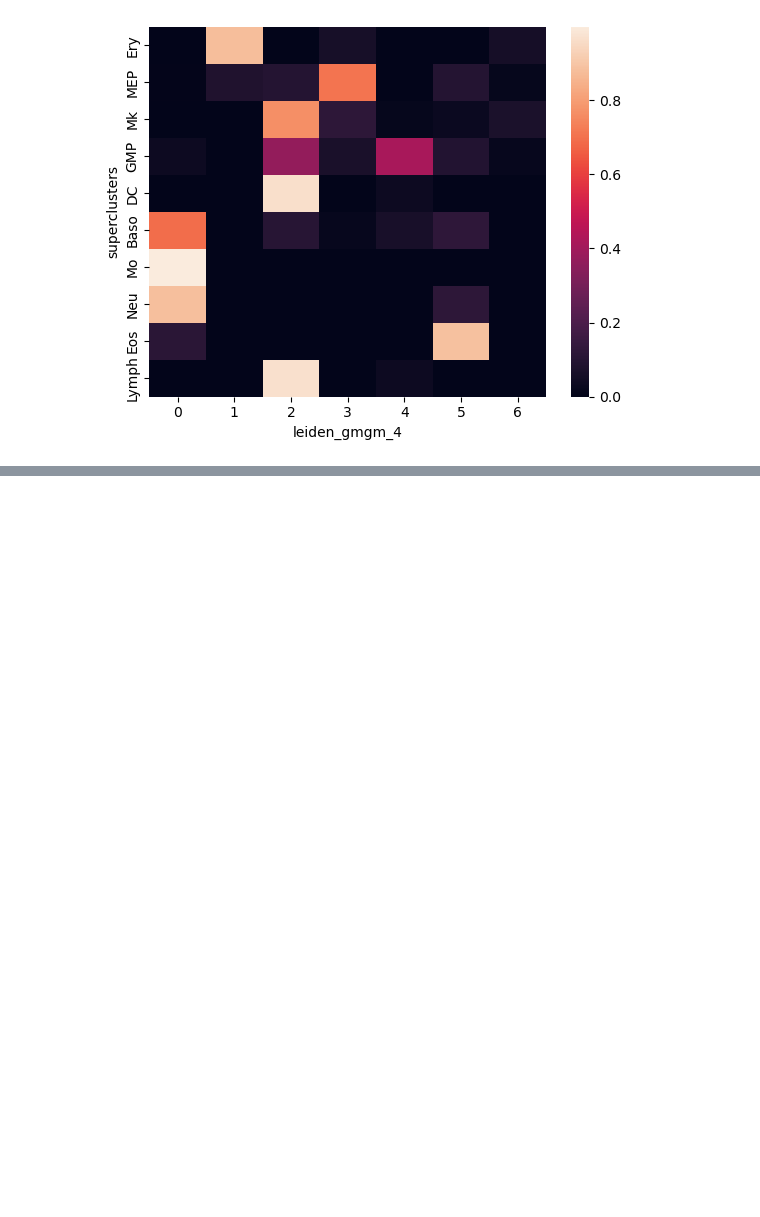
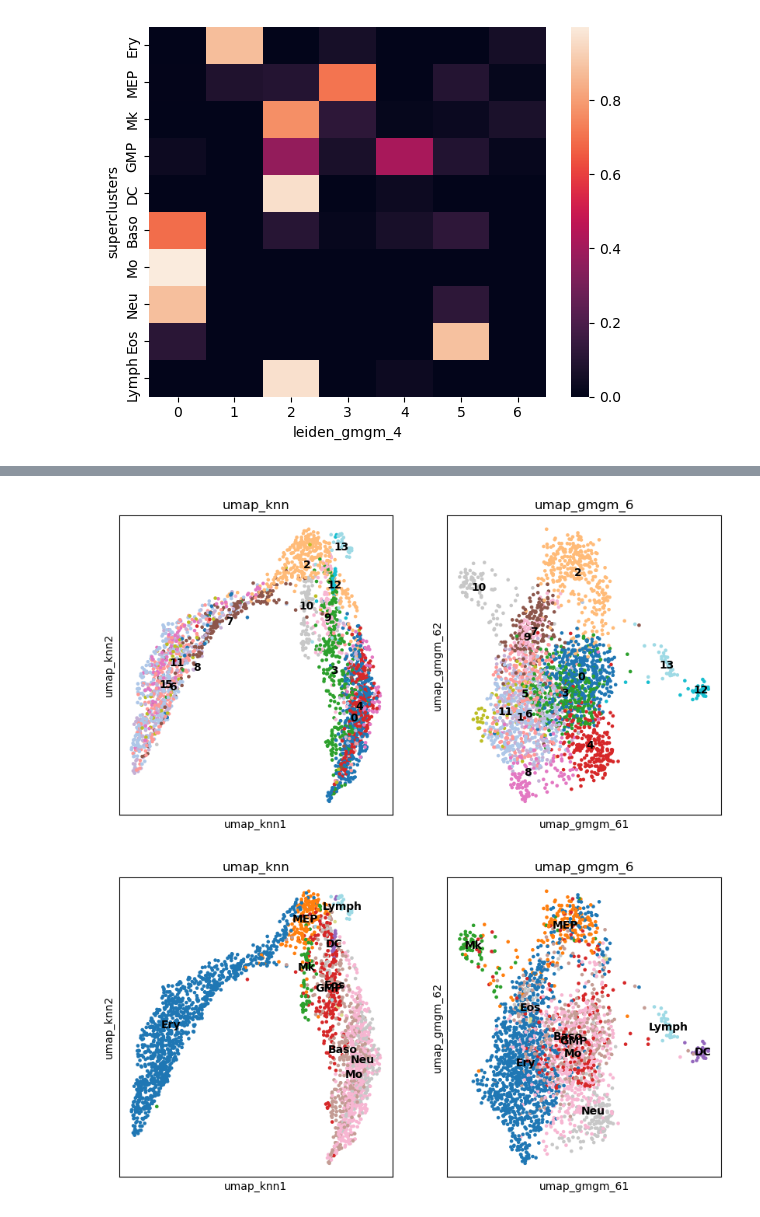
Before and after one commit to BaileyAndrew/GmGM-python, a Jupyter notebook: examples/single_cell_transcriptomics.ipynb, the cells around one changed output, grey strips where cells are left out. Saved outputs shown, nothing was run; the diff lists cells and outputs as text; code cells hidden in the pictures; blank space fills up the shorter version.

```diff
--- a/examples/single_cell_transcriptomics.ipynb
+++ b/examples/single_cell_transcriptomics.ipynb
@@ -454,0 +548,4 @@ pass
+# %%
+# Save the gmgm UMAP embedding
+sc.tl.umap(paul15_nolog, neighbors_key='cell_neighbors_gmgm_6', n_components=3, random_state=RANDOM_STATE)
+paul15_nolog.obsm['X_umap_gmgm_6'] = paul15_nolog.obsm['X_umap'].copy()
@@ -454,0 +556,18 @@ pass
+# %%
+many_embeddings(
+    paul15_nolog,
+    embeddings=['umap_knn', 'umap_gmgm_6'],
+    color='leiden_gmgm_6',
+    palette="tab20",
+    legend_loc='on data',
+)
+many_embeddings(
+    paul15_nolog,
+    embeddings=['umap_knn', 'umap_gmgm_6'],
+    color='superclusters',
+    palette="tab20",
+    legend_loc='on data',
+)
+# %% [output]
+[figure, added]
+[figure, added]
```
Also changed, not shown: parts of 26 cells of this notebook, 6 other files.
